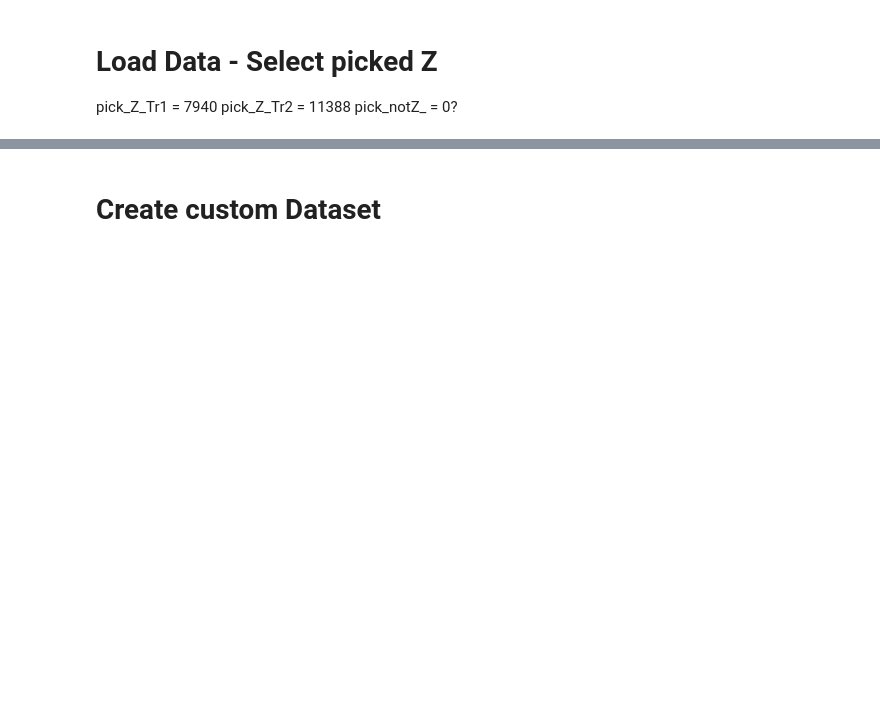
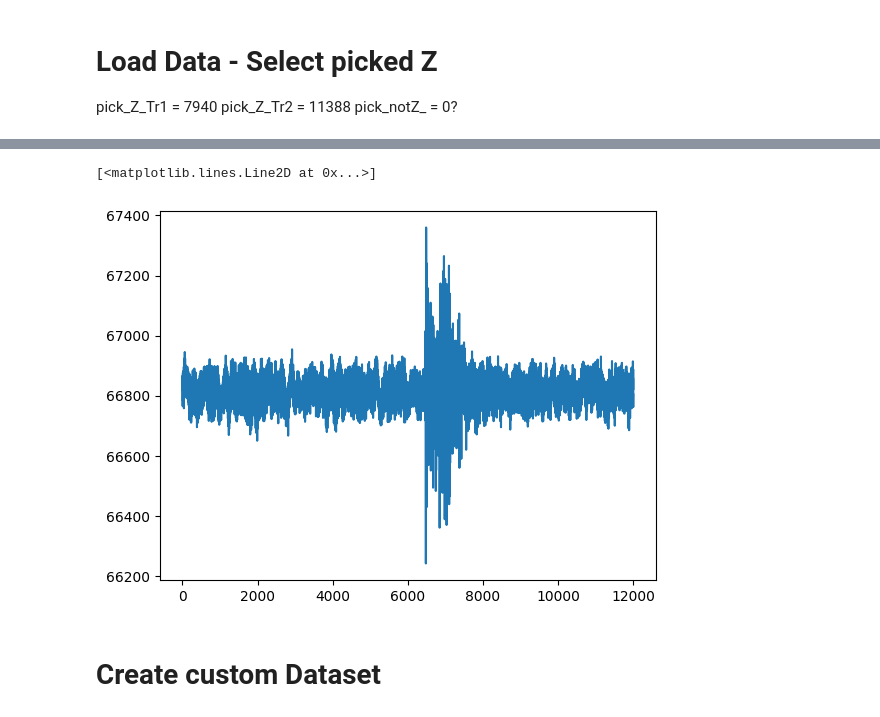
Before and after one commit to Nemenick/primoprogetto, a Jupyter notebook: Codici/_DETECT.ipynb, the cells around one changed output, grey strips where cells are left out. Saved outputs shown, nothing was run; the diff lists cells and outputs as text; code cells hidden in the pictures; blank space fills up the shorter version.

```diff
--- a/Codici/_DETECT.ipynb
+++ b/Codici/_DETECT.ipynb
@@ -29,3 +163,8 @@ for it0 in Tr_f: # it0 tipical = "211205015137"
+# %%
+plt.plot(b[9].data)
+# %% [output]
+[<matplotlib.lines.Line2D at 0x...>]
+[figure, added]
 # %% [markdown]
 # Create custom Dataset
 # %%
```
Also changed, not shown: parts of 18 cells of this notebook, 4 other files.
